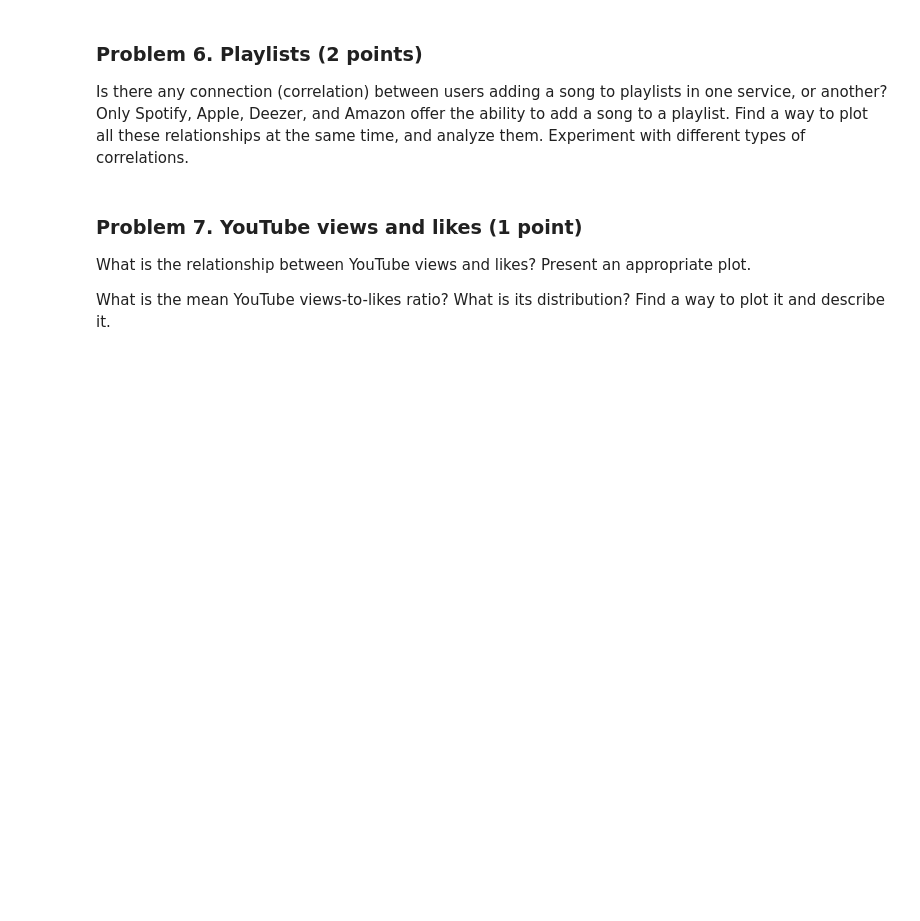
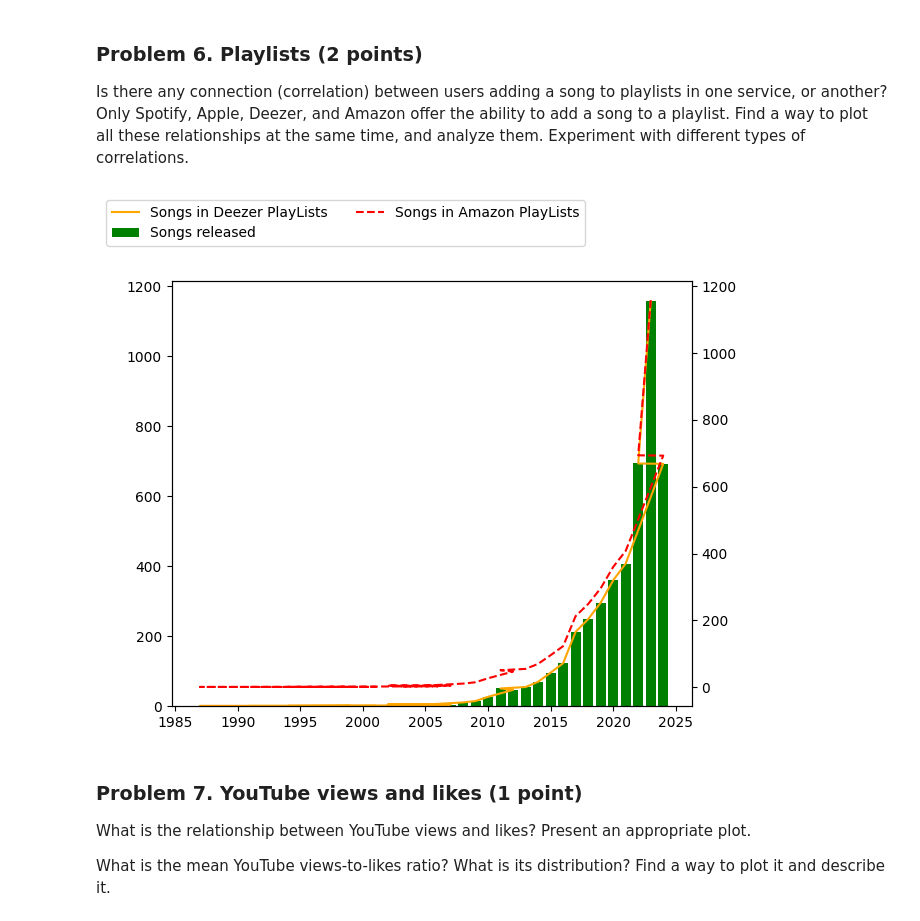
Before and after one commit to patonov/Data_Science-July_2024, a Jupyter notebook: Data-Visualization-Lab/Data Visualization and EDA Lab.ipynb, the cells around one changed output. Drawn from its saved outputs; the diff is of its cells as text; code cells hidden in the pictures; blank space fills up the shorter version.

```diff
--- a/Data-Visualization-Lab/Data Visualization and EDA Lab.ipynb
+++ b/Data-Visualization-Lab/Data Visualization and EDA Lab.ipynb
@@ -244,6 +244,28 @@ plt.show()
 # %% [markdown]
 ### Problem 6. Playlists (2 points)
 Is there any connection (correlation) between users adding a song to playlists in one service, or another? Only Spotify, Apple, Deezer, and Amazon offer the ability to add a song to a playlist. Find a way to plot all these relationships at the same time, and analyze them. Experiment with different types of correlations.
+# %%
+df_new_deezer = df[["year", "Deezer Playlist Count"]]
+df_new_amazon = df[["year", "Amazon Playlist Count"]]
+# %%
+yearsDeezer = df_new_deezer["year"].value_counts()
+yearsAmazon = df_new_amazon["year"].value_counts()
+# %%
+fig, ax1 = plt.subplots()
+
+ax1.bar(years.index, years, label="Songs released", color="green")
+ax1.plot(yearsDeezer, label = "Songs in Deezer PlayLists", linestyle="-", color="orange")
+
+ax2 = ax1.twinx()
+
+ax2.plot(yearsAmazon, label = "Songs in Amazon PlayLists", linestyle="--", color="red")
+
+fig.tight_layout()
+
+fig.legend(bbox_to_anchor=(0.75, 1.15), ncol=2)
+plt.show()
+# %% [output]
+[figure, added]
 # %% [markdown]
 ### Problem 7. YouTube views and likes (1 point)
 What is the relationship between YouTube views and likes? Present an appropriate plot.
```
